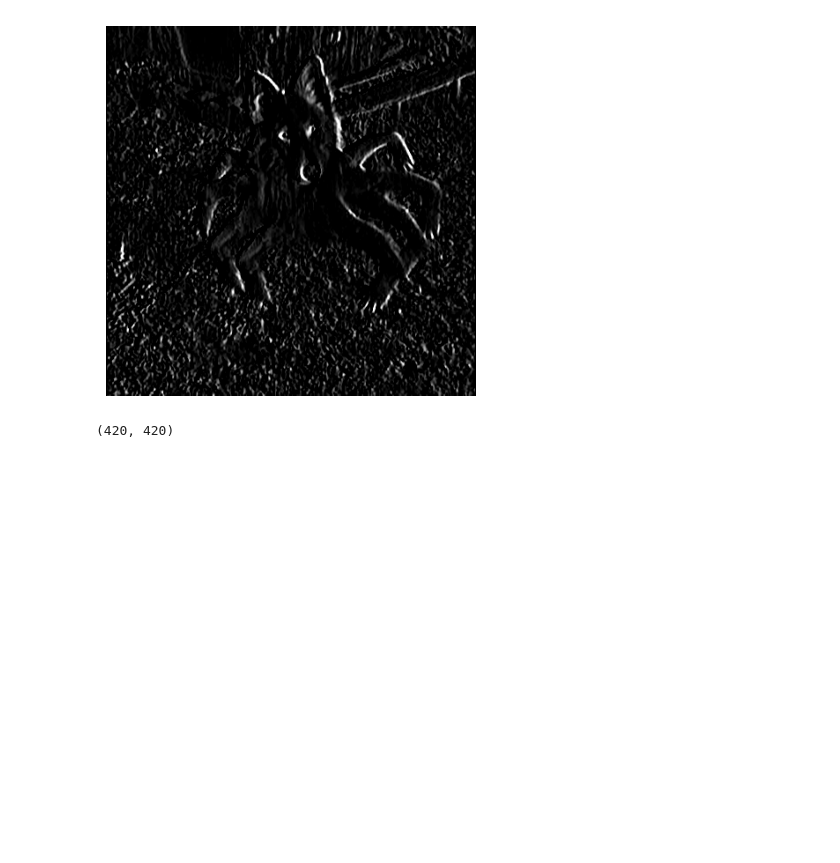
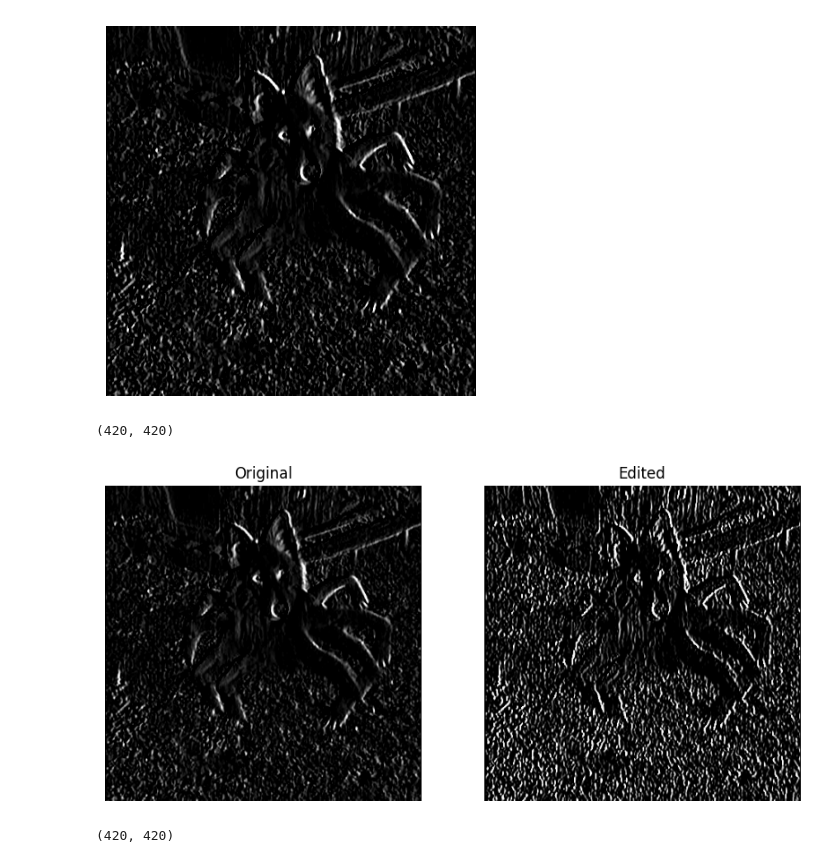
Before and after one commit to Vermashubh646/ML, a Jupyter notebook: DL/CNN/Kernels.ipynb, the cells around one changed output. Cells and saved outputs as stored; diff of their text form; code cells hidden in the pictures; blank space fills up the shorter version.

Commit message:
Done image segmenation and kernels in CNN

```diff
--- a/DL/CNN/Kernels.ipynb
+++ b/DL/CNN/Kernels.ipynb
@@ -89,6 +89,28 @@ plt.axis('off')
 # %% [output]
 (np.float64(-0.5), np.float64(419.5), np.float64(419.5), np.float64(-0.5))
 [figure]
+# %%
+sobel_output_again = cv2.filter2D(sobel_output,-1,sobel_vertical)
+sobel_output_again.shape
+# %% [output]
+(420, 420)
+# %%
+plt.figure(figsize=(10,5))
+
+plt.subplot(1,2,1)
+plt.imshow(sobel_output,cmap='gray')
+plt.title('Original')
+plt.axis('off')
+
+
+plt.subplot(1,2,2)
+plt.imshow(sobel_output_again,cmap='gray')
+plt.title('Edited')
+plt.axis('off')
+
+plt.show()
+# %% [output]
+[figure, added]
 # %%
 sobel_output_hz = cv2.filter2D(img,-1,sobel_vertical.T)
 sobel_output_hz.shape
```
Also changed, not shown: parts of 2 cells of this notebook, 2 other files.
